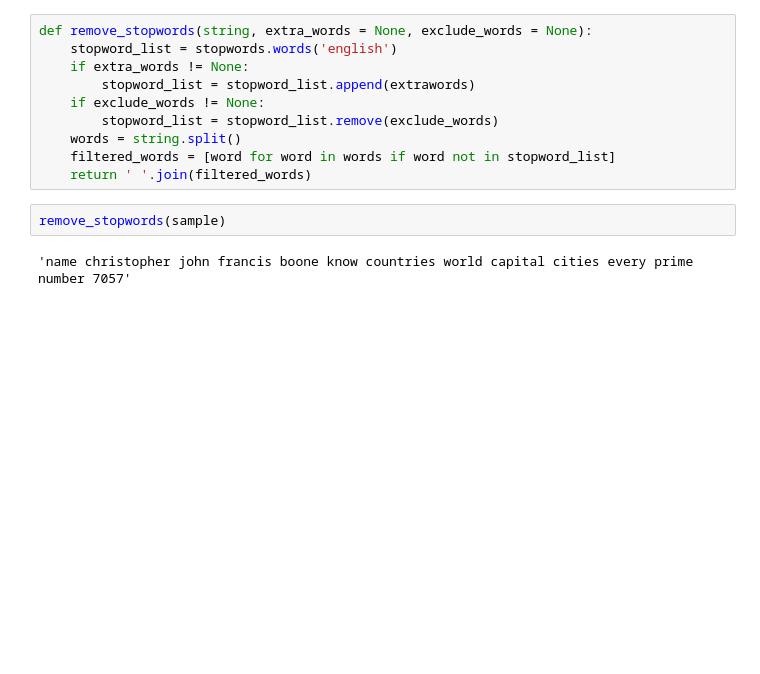
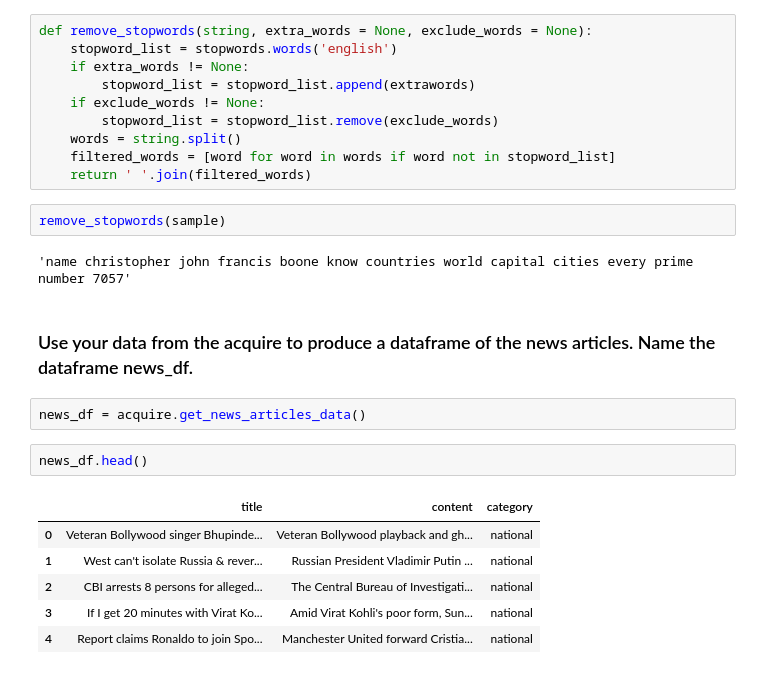
Before and after one commit to lochlynlaskowski/natural-language-processing-exercises, a Jupyter notebook: prepare.ipynb, the cells around one changed output. Cells and saved outputs as stored; diff of their text form; blank space fills up the shorter version.

```diff
--- a/prepare.ipynb
+++ b/prepare.ipynb
@@ -78,3 +80,16 @@ def remove_stopwords(string, extra_words = None, exclude_words = None):
 remove_stopwords(sample)
 # %% [output]
 'name christopher john francis boone know countries world capital cities every prime number 7057'
+# %% [markdown]
+### Use your data from the acquire to produce a dataframe of the news articles. Name the dataframe news_df.
+# %%
+news_df = acquire.get_news_articles_data()
+# %%
+news_df.head()
+# %% [output]
+|  | title | content | category |
+| 0 | Veteran Bollywood singer Bhupinde... | Veteran Bollywood playback and gh... | national |
+| 1 | West can't isolate Russia & rever... | Russian President Vladimir Putin ... | national |
+| 2 | CBI arrests 8 persons for alleged... | The Central Bureau of Investigati... | national |
+| 3 | If I get 20 minutes with Virat Ko... | Amid Virat Kohli's poor form, Sun... | national |
+| 4 | Report claims Ronaldo to join Spo... | Manchester United forward Cristia... | national |
```
Also changed, not shown: parts of 21 cells of this notebook.
